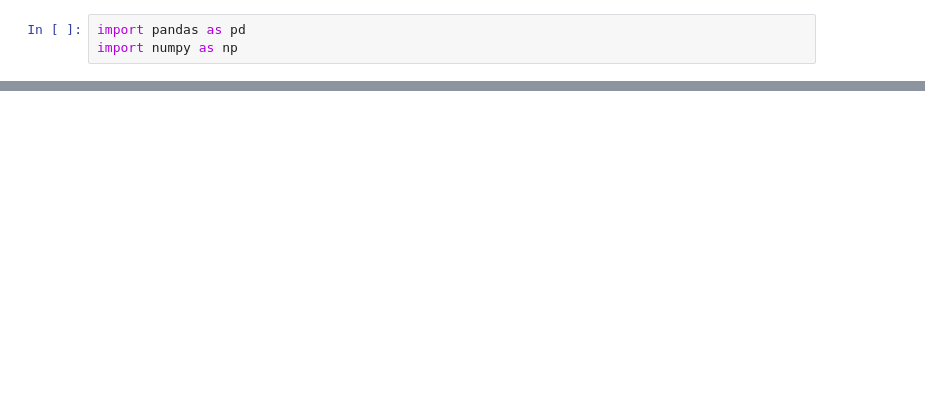
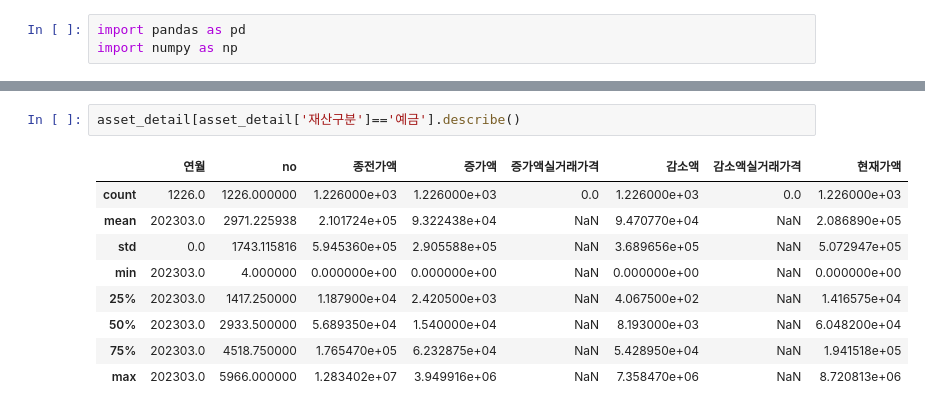
Before and after one commit to wordnbeing/sessac_visualproject, a Jupyter notebook: ss_prj_01.ipynb, the cells around one changed output, grey strips where cells are left out. Drawn from its saved outputs; the diff is of its cells as text; blank space fills up the shorter version.

```diff
--- a/ss_prj_01.ipynb
+++ b/ss_prj_01.ipynb
@@ -152,0 +232,12 @@ array(['1.국회의원', '2.국회사무처', '3.국회도서관', '4.국회예
+# %%
+asset_detail[asset_detail['재산구분']=='예금'].describe()
+# %% [output]
+|  | 연월 | no | 종전가액 | 증가액 | 증가액실거래가격 | 감소액 | 감소액실거래가격 | 현재가액 |
+| count | 1226.0 | 1226.000000 | 1.226000e+03 | 1.226000e+03 | 0.0 | 1.226000e+03 | 0.0 | 1.226000e+03 |
+| mean | 202303.0 | 2971.225938 | 2.101724e+05 | 9.322438e+04 | NaN | 9.470770e+04 | NaN | 2.086890e+05 |
+| std | 0.0 | 1743.115816 | 5.945360e+05 | 2.905588e+05 | NaN | 3.689656e+05 | NaN | 5.072947e+05 |
+| min | 202303.0 | 4.000000 | 0.000000e+00 | 0.000000e+00 | NaN | 0.000000e+00 | NaN | 0.000000e+00 |
+| 25% | 202303.0 | 1417.250000 | 1.187900e+04 | 2.420500e+03 | NaN | 4.067500e+02 | NaN | 1.416575e+04 |
+| 50% | 202303.0 | 2933.500000 | 5.689350e+04 | 1.540000e+04 | NaN | 8.193000e+03 | NaN | 6.048200e+04 |
+| 75% | 202303.0 | 4518.750000 | 1.765470e+05 | 6.232875e+04 | NaN | 5.428950e+04 | NaN | 1.941518e+05 |
+| max | 202303.0 | 5966.000000 | 1.283402e+07 | 3.949916e+06 | NaN | 7.358470e+06 | NaN | 8.720813e+06 |
```
Also changed, not shown: parts of 60 cells of this notebook, 3 other files.
